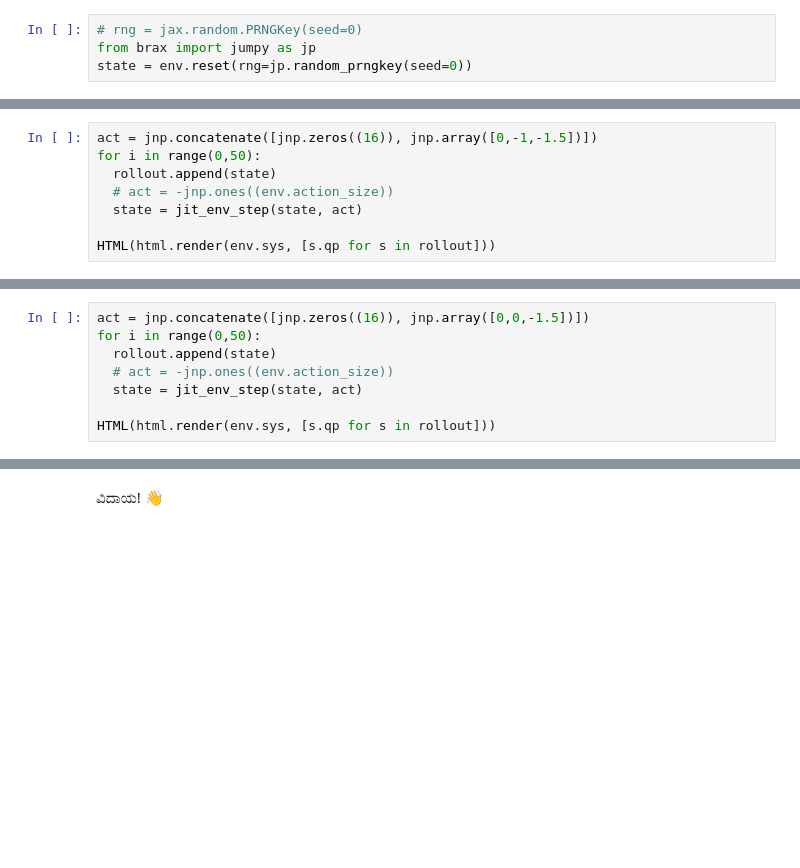
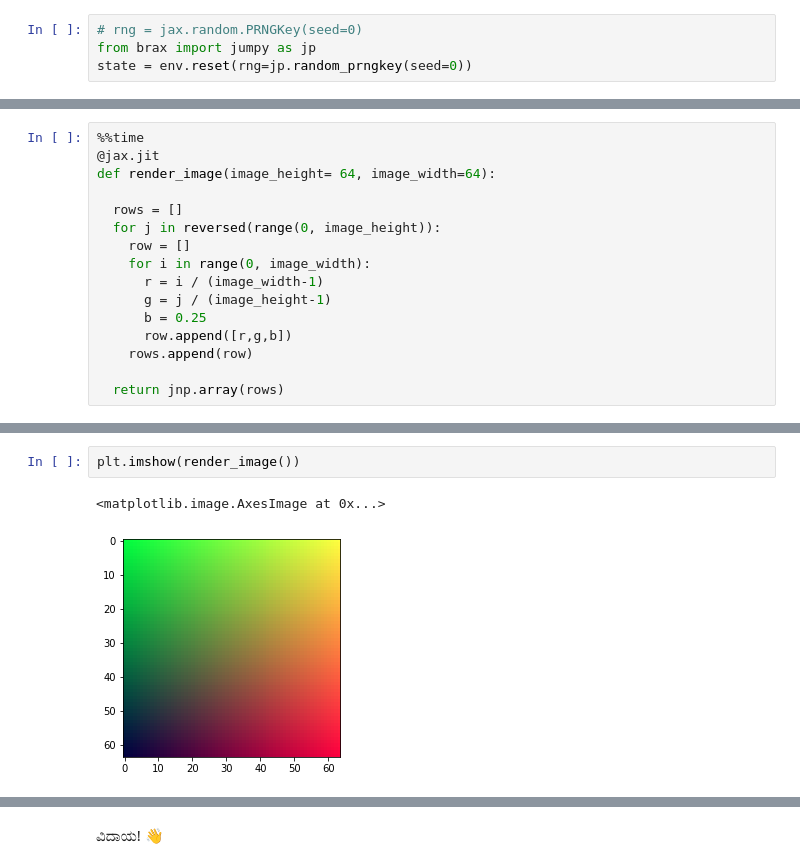
Before and after one commit to sholtodouglas/brax_raytrace, a Jupyter notebook: notebooks/training.ipynb, the cells around one changed output, grey strips where cells are left out. Saved outputs shown, nothing was run; the diff lists cells and outputs as text; blank space fills up the shorter version.

```diff
--- a/notebooks/training.ipynb
+++ b/notebooks/training.ipynb
@@ -455,8 +408,0 @@ QP(pos=DeviceArray([[ 0.0000000e+00,  0.0000000e+00,  0.0000000e+00],
-# %%
-act = jnp.concatenate([jnp.zeros((16)), jnp.array([0,-1,-1.5])])
-for i in range(0,50):
-  rollout.append(state)
-  # act = -jnp.ones((env.action_size))
-  state = jit_env_step(state, act)
-
-HTML(html.render(env.sys, [s.qp for s in rollout]))
@@ -465,8 +408,0 @@ HTML(html.render(env.sys, [s.qp for s in rollout]))
-# %%
-act = jnp.concatenate([jnp.zeros((16)), jnp.array([0,0,-1.5])])
-for i in range(0,50):
-  rollout.append(state)
-  # act = -jnp.ones((env.action_size))
-  state = jit_env_step(state, act)
-
-HTML(html.render(env.sys, [s.qp for s in rollout]))
@@ -610,0 +418,16 @@ HTML(html.render(env.sys, [s.qp for s in rollout]))
+# %%
+%%time
+@jax.jit
+def render_image(image_height= 64, image_width=64):
+
+  rows = []
+  for j in reversed(range(0, image_height)):
+    row = []
+    for i in range(0, image_width):
+      r = i / (image_width-1)
+      g = j / (image_height-1)
+      b = 0.25
+      row.append([r,g,b])
+    rows.append(row)
+
+  return jnp.array(rows)
@@ -610,0 +460,5 @@ HTML(html.render(env.sys, [s.qp for s in rollout]))
+# %%
+plt.imshow(render_image())
+# %% [output]
+<matplotlib.image.AxesImage at 0x...>
+[figure, added]
```
Also changed, not shown: parts of 28 cells of this notebook.
